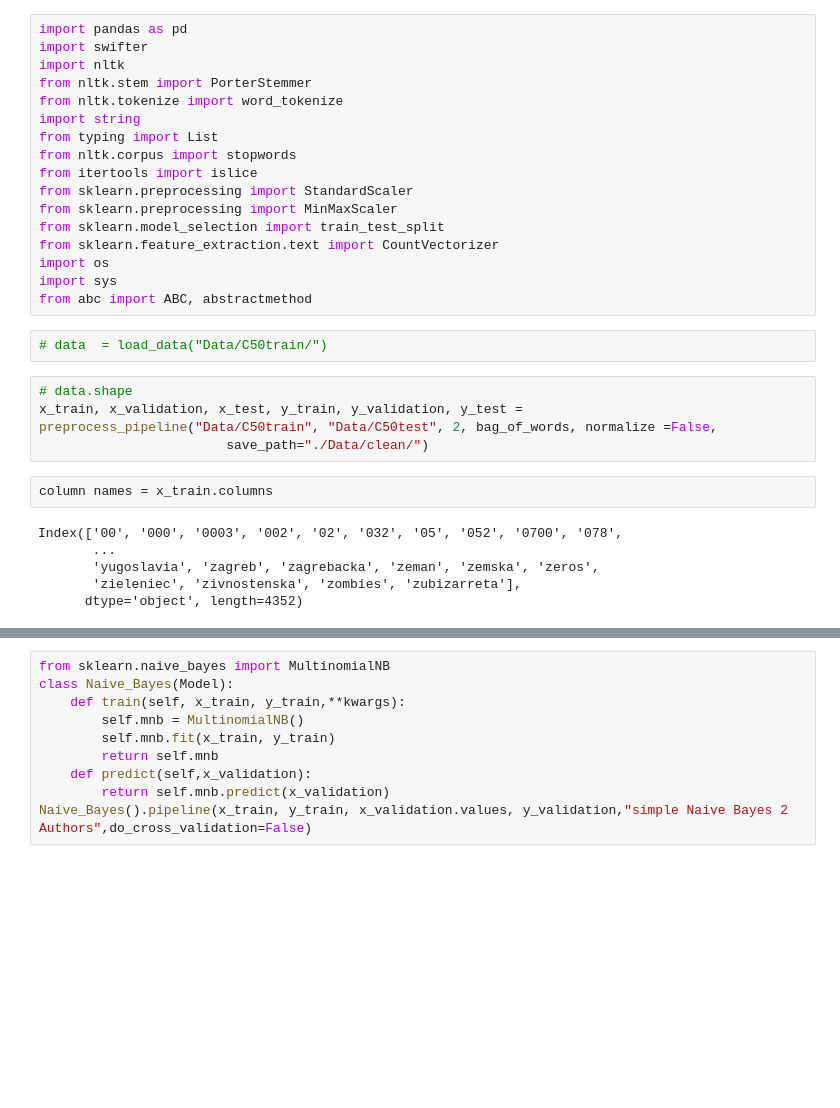
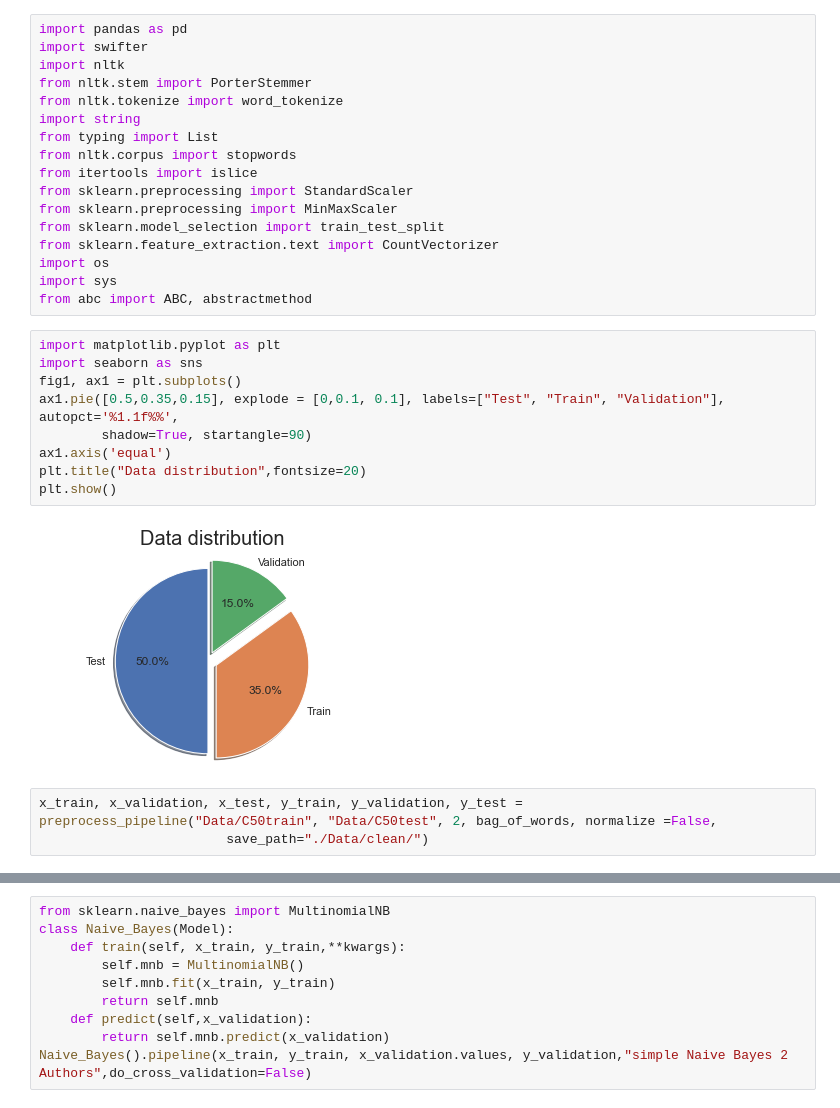
Before and after one commit to EN555/Author-Identification, a Jupyter notebook: Eviatar_models.ipynb, the cells around one changed output, grey strips where cells are left out. Saved outputs shown, nothing was run; the diff lists cells and outputs as text; blank space fills up the shorter version.

```diff
--- a/Eviatar_models.ipynb
+++ b/Eviatar_models.ipynb
@@ -27,20 +27,20 @@ from sklearn.feature_extraction.text import CountVectorizer
 import os
 import sys
 from abc import ABC, abstractmethod
-# %%
-# data  = load_data("Data/C50train/")
+# %%
+import matplotlib.pyplot as plt
+import seaborn as sns
+fig1, ax1 = plt.subplots()
+ax1.pie([0.5,0.35,0.15], explode = [0,0.1, 0.1], labels=["Test", "Train", "Validation"], autopct='%1.1f%%',
+        shadow=True, startangle=90)
+ax1.axis('equal')
+plt.title("Data distribution",fontsize=20)
+plt.show()
+# %% [output]
+[figure, added]
 # %%
-# data.shape
 x_train, x_validation, x_test, y_train, y_validation, y_test = preprocess_pipeline("Data/C50train", "Data/C50test", 2, bag_of_words, normalize =False,
                         save_path="./Data/clean/")
-# %%
-column names = x_train.columns
-# %% [output]
-Index(['00', '000', '0003', '002', '02', '032', '05', '052', '0700', '078',
-       ...
-       'yugoslavia', 'zagreb', 'zagrebacka', 'zeman', 'zemska', 'zeros',
-       'zieleniec', 'zivnostenska', 'zombies', 'zubizarreta'],
-      dtype='object', length=4352)
 # %%
 x_train.shape
 # %% [output]
```
Also changed, not shown: parts of 14 cells of this notebook.
